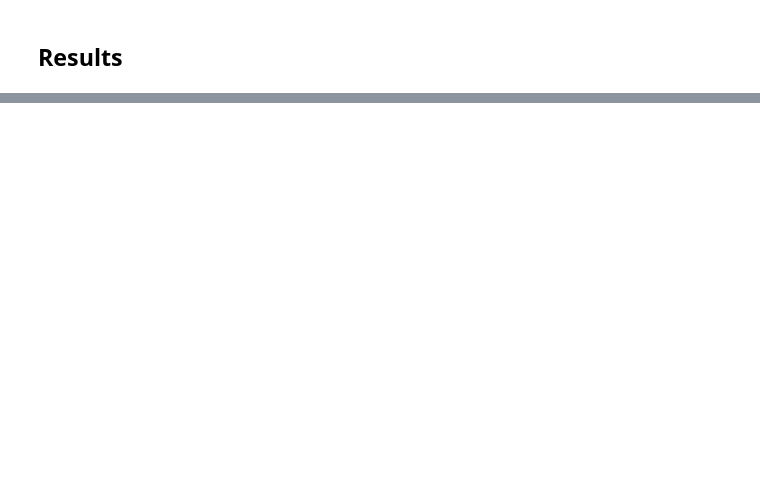
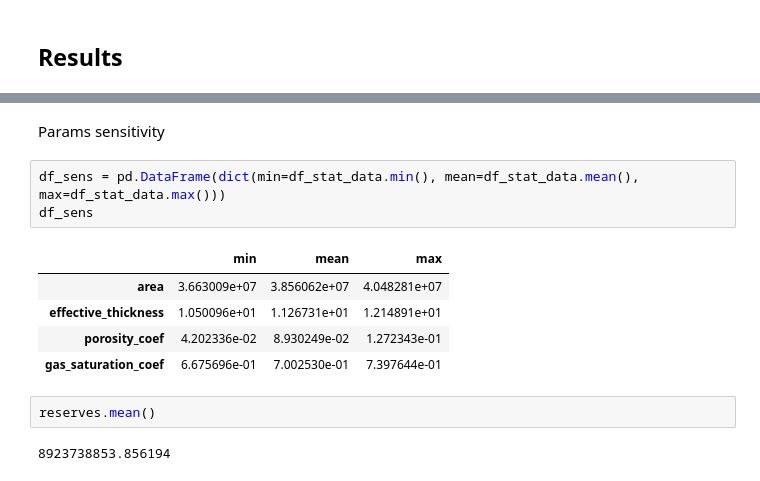
Before and after one commit to PochkaChaiki/gasReserves, a Jupyter notebook: GasReservesCalculations.ipynb, the cells around one changed output, grey strips where cells are left out. Cells and saved outputs as stored; diff of their text form; blank space fills up the shorter version.

```diff
--- a/GasReservesCalculations.ipynb
+++ b/GasReservesCalculations.ipynb
@@ -71,0 +135,15 @@ df_result_data
+# %% [markdown]
+Params sensitivity
+# %%
+df_sens = pd.DataFrame(dict(min=df_stat_data.min(), mean=df_stat_data.mean(), max=df_stat_data.max()))
+df_sens
+# %% [output]
+|  | min | mean | max |
+| area | 3.663009e+07 | 3.856062e+07 | 4.048281e+07 |
+| effective_thickness | 1.050096e+01 | 1.126731e+01 | 1.214891e+01 |
+| porosity_coef | 4.202336e-02 | 8.930249e-02 | 1.272343e-01 |
+| gas_saturation_coef | 6.675696e-01 | 7.002530e-01 | 7.397644e-01 |
+# %%
+reserves.mean()
+# %% [output]
+8923738853.856194
```
Also changed, not shown: parts of 18 cells of this notebook.
